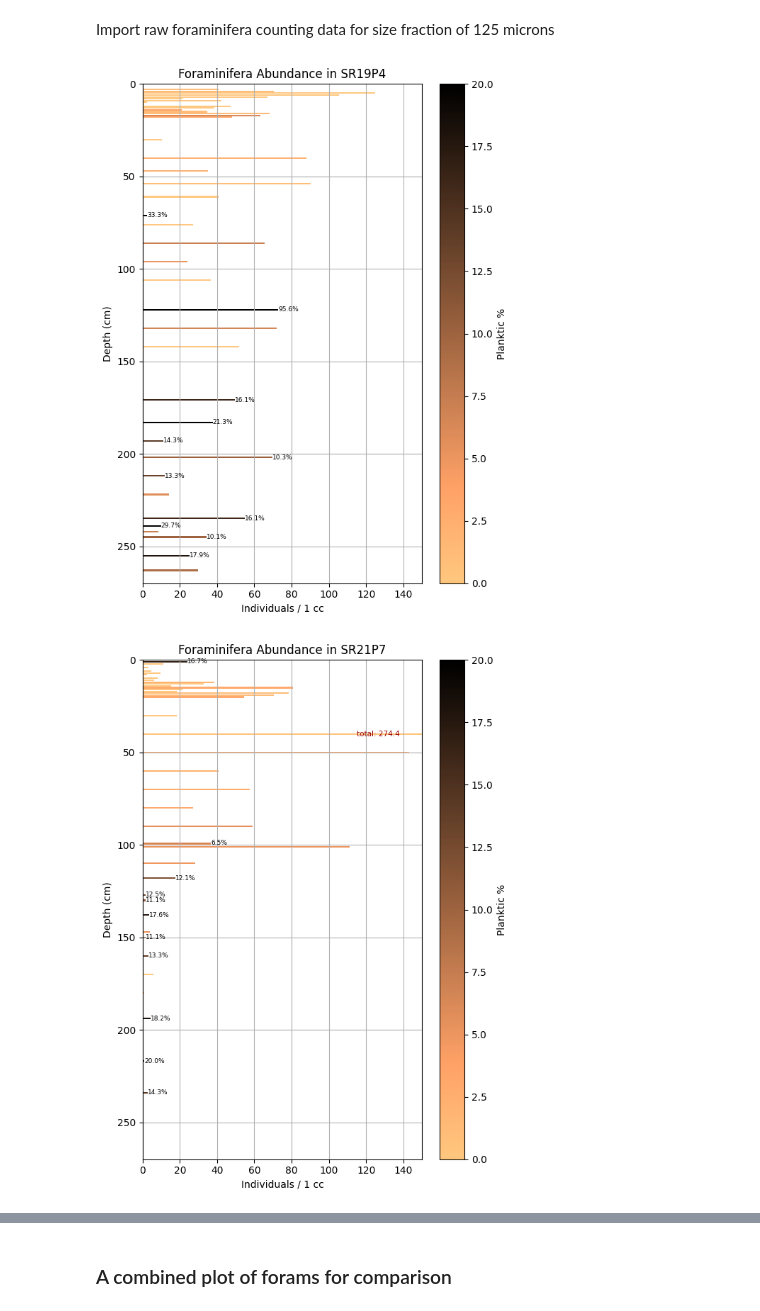
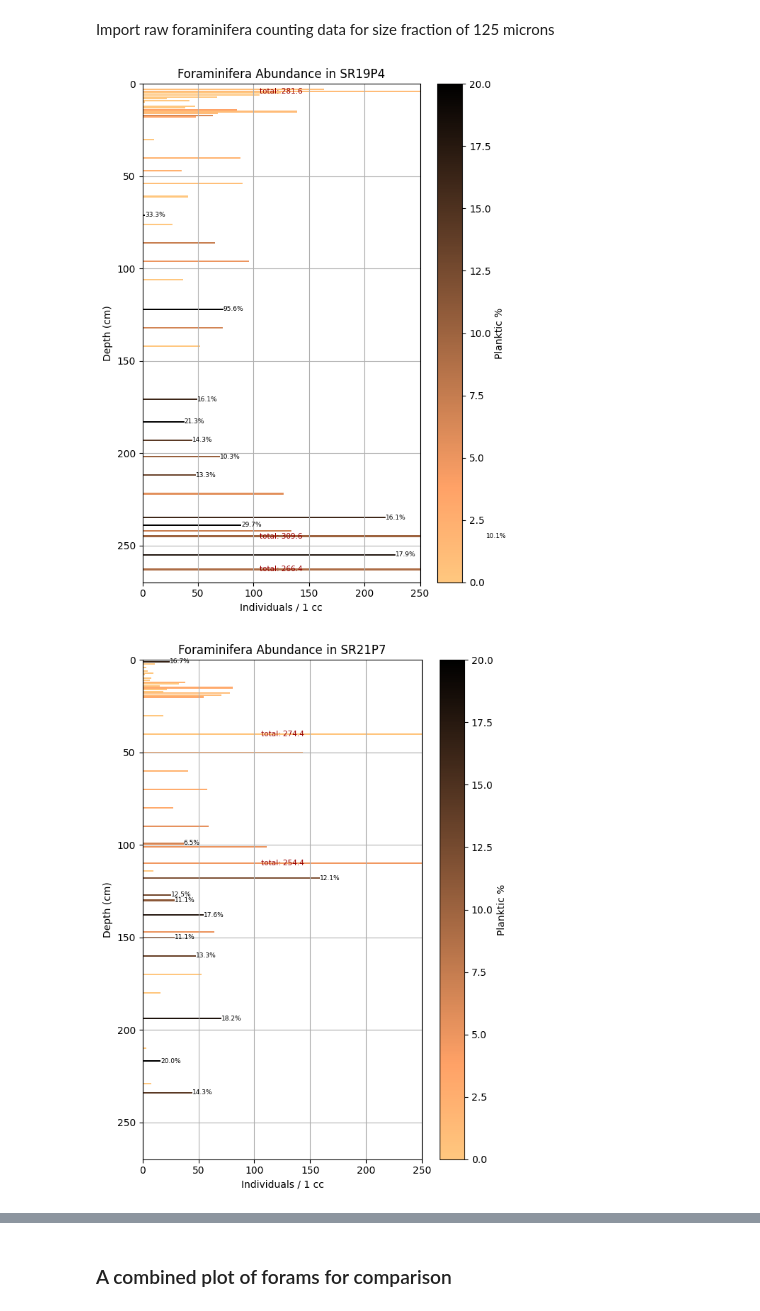
Before and after one commit to jvseds/SedLab, a Jupyter notebook: forams.ipynb, the cells around one changed output, grey strips where cells are left out. Drawn from its saved outputs; the diff is of its cells as text; code cells hidden in the pictures.

```diff
--- a/forams.ipynb
+++ b/forams.ipynb
@@ -10,19 +10,19 @@ sr21 = Forams(fname="./data-files/mp-files/sr21-forams.csv", size_fraction=125)
 # %%
 sr19_forams_plot = sr19.plot_forams(
     core_name="SR19P4",
-    xlim=150,
+    xlim=250,
     limit_sm=True,
     sm_limit=20,
     cmap="copper_r",
     savefig=False,
     savepath="./data-files/mp-files/sr19-forams.png",
 )
 # %% [output]
-[figure, old version]
+[figure, new version]
 # %%
 sr21_forams_plot = sr21.plot_forams(
     core_name="SR21P7",
-    xlim=150,
+    xlim=250,
     limit_sm=True,
     sm_limit=20,
     cmap="copper_r",
@@ -30,4 +30,4 @@ sr21_forams_plot = sr21.plot_forams(
     savepath="./data-files/mp-files/sr21-forams.png"
 )
 # %% [output]
-[figure, old version]
+[figure, new version]
```
Also changed, not shown: parts of 6 cells of this notebook, 1 other file.
